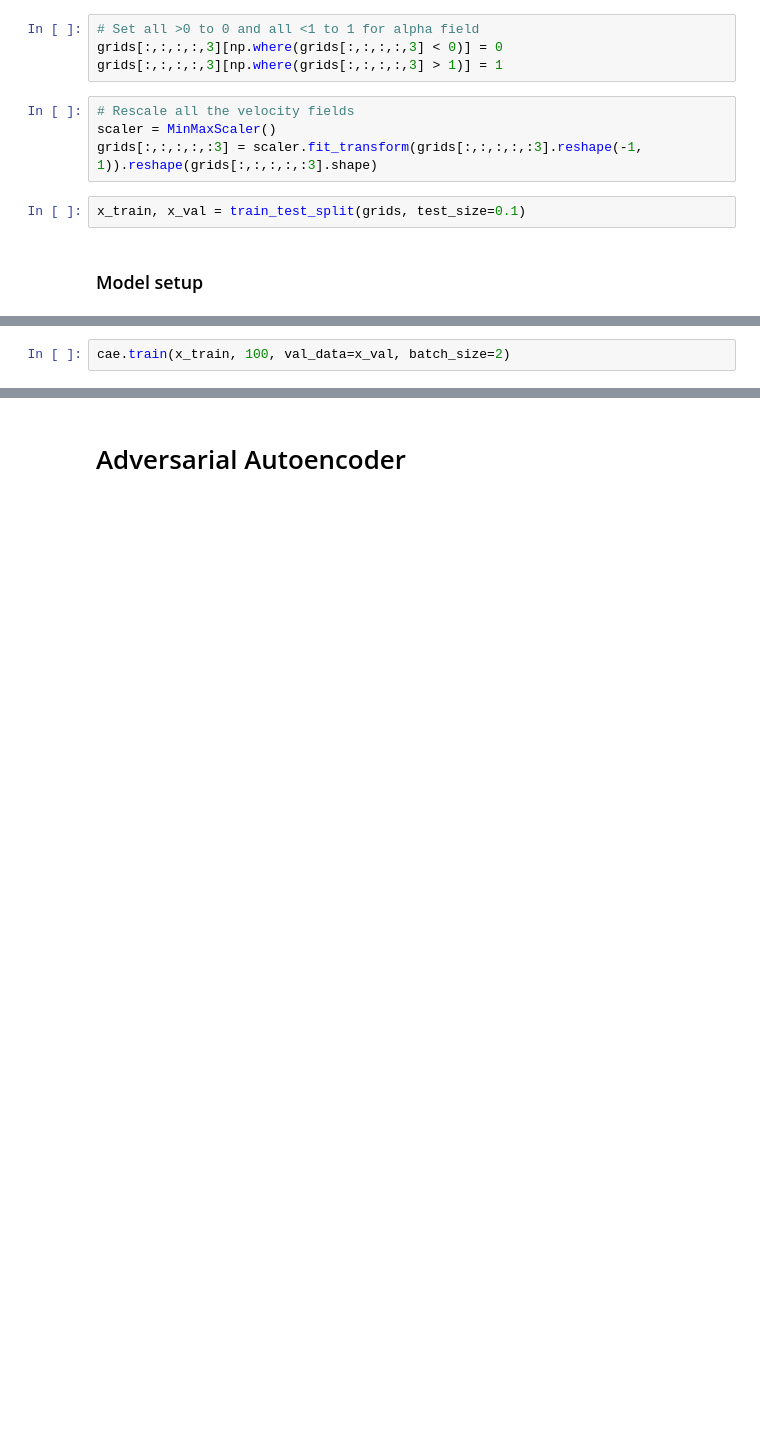
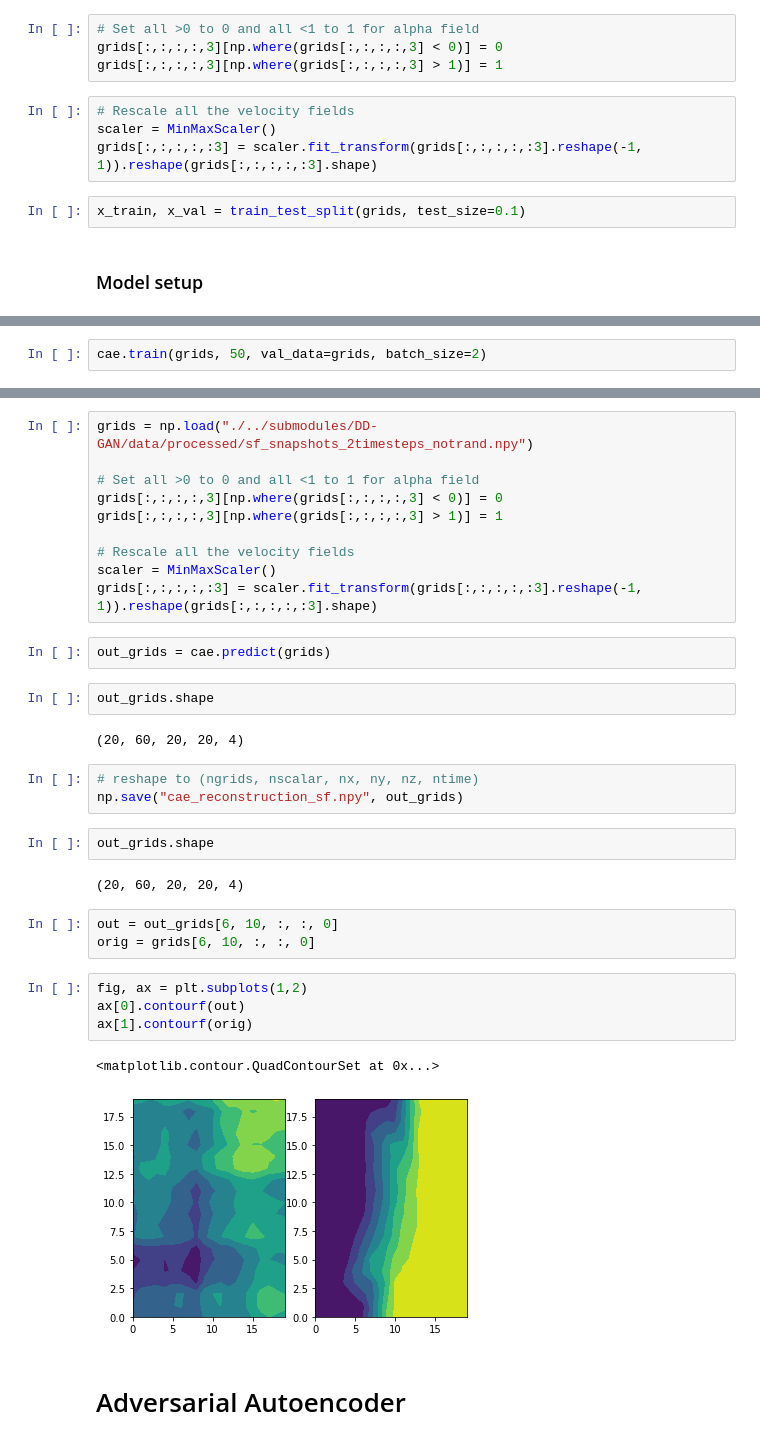
Before and after one commit to acse-zrw20/DD-GAN-AE, a Jupyter notebook: examples/basic_usage_sf.ipynb, the cells around one changed output, grey strips where cells are left out. Drawn from its saved outputs; the diff is of its cells as text; blank space fills up the shorter version.

```diff
--- a/examples/basic_usage_sf.ipynb
+++ b/examples/basic_usage_sf.ipynb
@@ -125,4 +189,4 @@ Non-trainable params: 0
 _________________________________________________________________
 None
 # %%
-cae.train(x_train, 100, val_data=x_val, batch_size=2)
+cae.train(grids, 50, val_data=grids, batch_size=2)
@@ -129,2 +197,35 @@ cae.train(x_train, 100, val_data=x_val, batch_size=2)
+# %%
+grids = np.load("./../submodules/DD-GAN/data/processed/sf_snapshots_2timesteps_notrand.npy")
+
+# Set all >0 to 0 and all <1 to 1 for alpha field
+grids[:,:,:,:,3][np.where(grids[:,:,:,:,3] < 0)] = 0
+grids[:,:,:,:,3][np.where(grids[:,:,:,:,3] > 1)] = 1
+
+# Rescale all the velocity fields
+scaler = MinMaxScaler()
+grids[:,:,:,:,:3] = scaler.fit_transform(grids[:,:,:,:,:3].reshape(-1, 1)).reshape(grids[:,:,:,:,:3].shape)
+# %%
+out_grids = cae.predict(grids)
+# %%
+out_grids.shape
+# %% [output]
+(20, 60, 20, 20, 4)
+# %%
+# reshape to (ngrids, nscalar, nx, ny, nz, ntime)
+np.save("cae_reconstruction_sf.npy", out_grids)
+# %%
+out_grids.shape
+# %% [output]
+(20, 60, 20, 20, 4)
+# %%
+out = out_grids[6, 10, :, :, 0]
+orig = grids[6, 10, :, :, 0]
+# %%
+fig, ax = plt.subplots(1,2)
+ax[0].contourf(out)
+ax[1].contourf(orig)
+# %% [output]
+<matplotlib.contour.QuadContourSet at 0x...>
+[figure, added]
 # %% [markdown]
 # Adversarial Autoencoder
```
Also changed, not shown: parts of 38 cells of this notebook, 25 other files.
